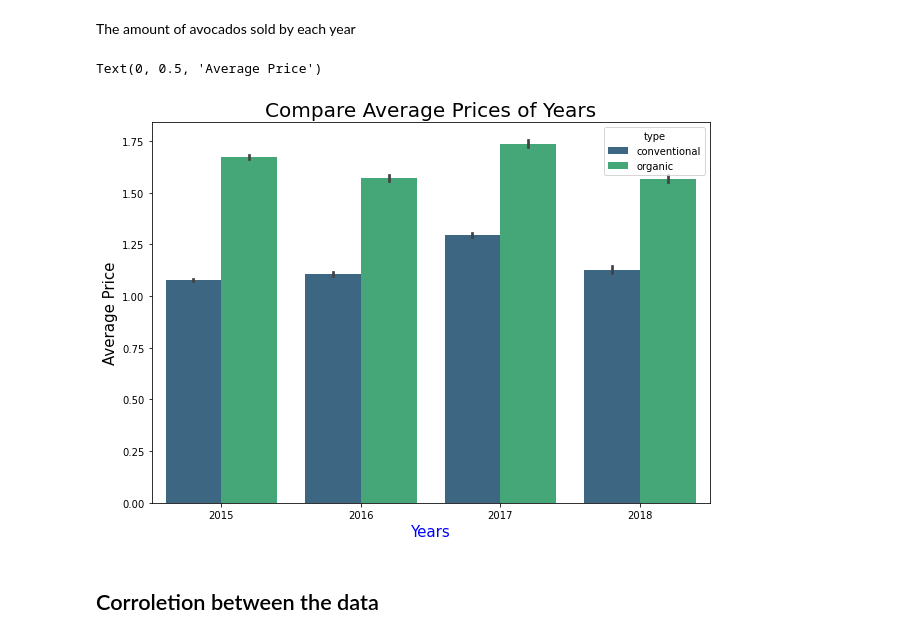
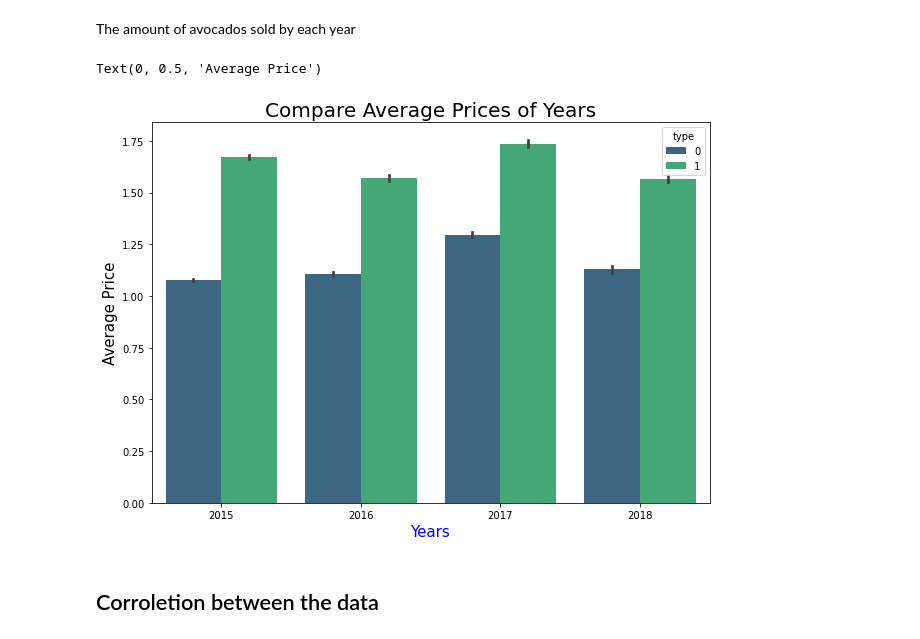
Before and after one commit to royofer123/ml_project, a Jupyter notebook: ML Kaggle project regression.ipynb, the cells around one changed output. Saved outputs shown, nothing was run; the diff lists cells and outputs as text; code cells hidden in the pictures.

```diff
--- a/ML Kaggle project regression.ipynb
+++ b/ML Kaggle project regression.ipynb
@@ -34,6 +62,8 @@ df.head()
 | 2 | 2 | 2015-12-13 | 0.93 | 118220.22 | 794.70 | 109149.67 | 130.50 | 8145.35 | 8042.21 | ... |
 | 3 | 3 | 2015-12-06 | 1.08 | 78992.15 | 1132.00 | 71976.41 | 72.58 | 5811.16 | 5677.40 | ... |
 | 4 | 4 | 2015-11-29 | 1.28 | 51039.60 | 941.48 | 43838.39 | 75.78 | 6183.95 | 5986.26 | ... |
+# %%
+df.drop("Unnamed: 0", axis=1,inplace=True)
 # %%
 df.tail()
 # %% [output]
@@ -86,3 +123,3 @@ memory usage: 1.9+ MB
 # %%
-df['type'] = df['type'].replace({"conventional": 1, "organic": 0})
+df['type'] = df['type'].replace({"conventional": 0, "organic": 1})
 # %%
@@ -149,13 +177,13 @@ date_price.plot(x='Date', y='AveragePrice', kind="line")
 The amount of avocados sold by each year
 # %%
 f,ax = plt.subplots(figsize = (10,7))
-sns.barplot(x="year", y="AveragePrice",hue="type",data=data,palette="viridis")
+sns.barplot(x="year", y="AveragePrice",hue="type",data=df,palette="viridis")
 plt.title("Compare Average Prices of Years",fontsize = 20)
 plt.xlabel('Years',fontsize = 15,color='b')
 plt.ylabel('Average Price',fontsize = 15)
 # %% [output]
 Text(0, 0.5, 'Average Price')
-[figure, old version]
+[figure, new version]
 # %% [markdown]
 ## Corroletion between the data
 # %%
```
Also changed, not shown: parts of 42 cells of this notebook.
